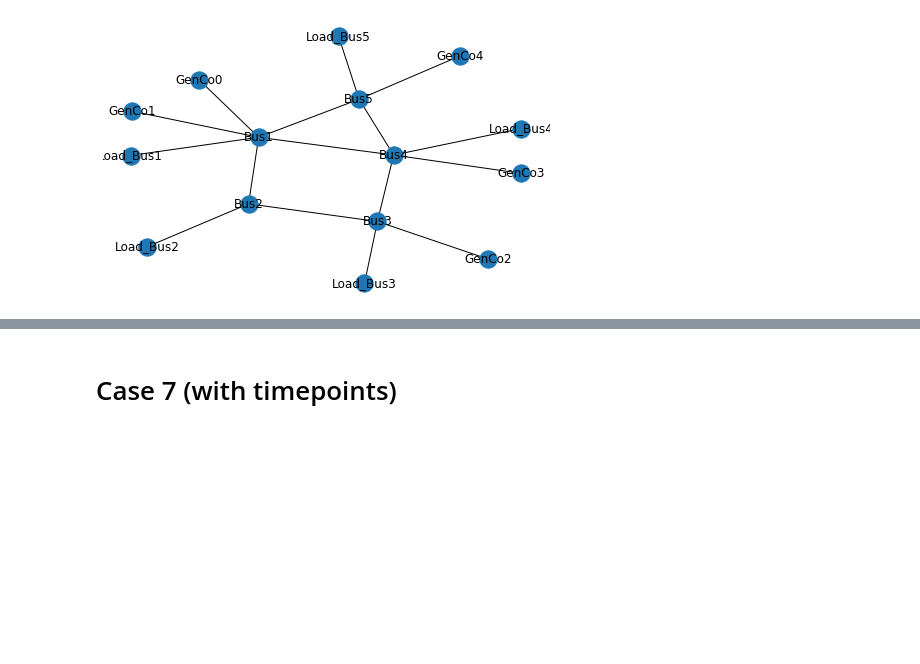
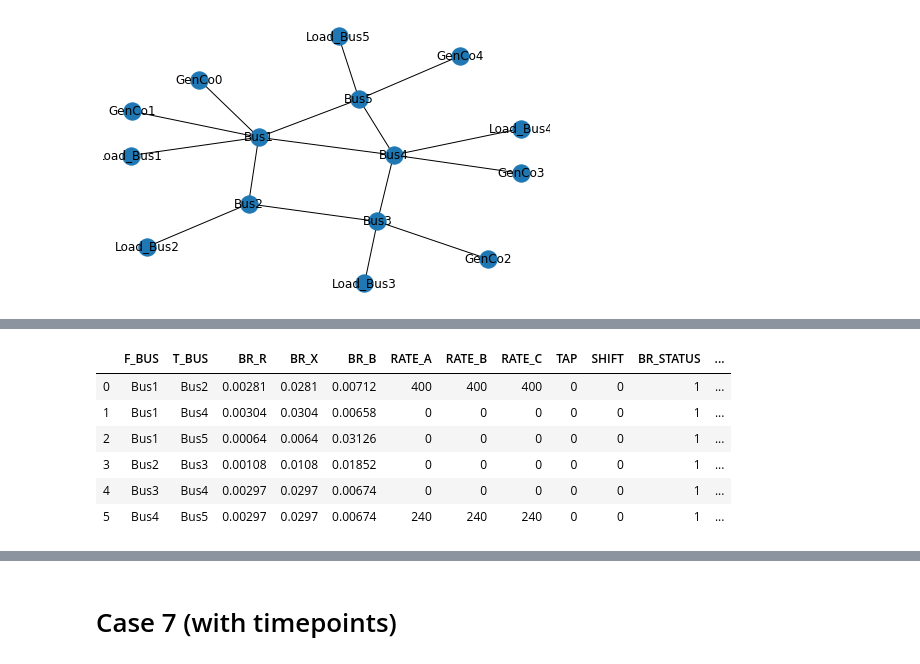
Before and after one commit to djinnome/Xavier2019, a Jupyter notebook: Xavier2019.ipynb, the cells around one changed output, grey strips where cells are left out. Saved outputs shown, nothing was run; the diff lists cells and outputs as text; code cells hidden in the pictures; blank space fills up the shorter version.

Commit message:
cleaned up case 5 and 7 presentation

```diff
--- a/Xavier2019.ipynb
+++ b/Xavier2019.ipynb
@@ -31,8 +31,3 @@ plt.savefig('case5.png')
 WARNING:psst.case:'COST_2'
 None
 [figure]
-# %%
-
-buses = generator_df[generator_df['PMIN']<0][['GEN_BUS', 'PMIN']].set_index('GEN_BUS')
-case5.load[buses.index] = case5.load[buses.index] - buses['PMIN']
-case5.load
@@ -41,0 +43,10 @@ case5.load
+# %%
+case5.branch
+# %% [output]
+|  | F_BUS | T_BUS | BR_R | BR_X | BR_B | RATE_A | RATE_B | RATE_C | TAP | SHIFT | BR_STATUS | ... |
+| 0 | Bus1 | Bus2 | 0.00281 | 0.0281 | 0.00712 | 400 | 400 | 400 | 0 | 0 | 1 | ... |
+| 1 | Bus1 | Bus4 | 0.00304 | 0.0304 | 0.00658 | 0 | 0 | 0 | 0 | 0 | 1 | ... |
+| 2 | Bus1 | Bus5 | 0.00064 | 0.0064 | 0.03126 | 0 | 0 | 0 | 0 | 0 | 1 | ... |
+| 3 | Bus2 | Bus3 | 0.00108 | 0.0108 | 0.01852 | 0 | 0 | 0 | 0 | 0 | 1 | ... |
+| 4 | Bus3 | Bus4 | 0.00297 | 0.0297 | 0.00674 | 0 | 0 | 0 | 0 | 0 | 1 | ... |
+| 5 | Bus4 | Bus5 | 0.00297 | 0.0297 | 0.00674 | 240 | 240 | 240 | 0 | 0 | 1 | ... |
```
Also changed, not shown: parts of 7 cells of this notebook.
